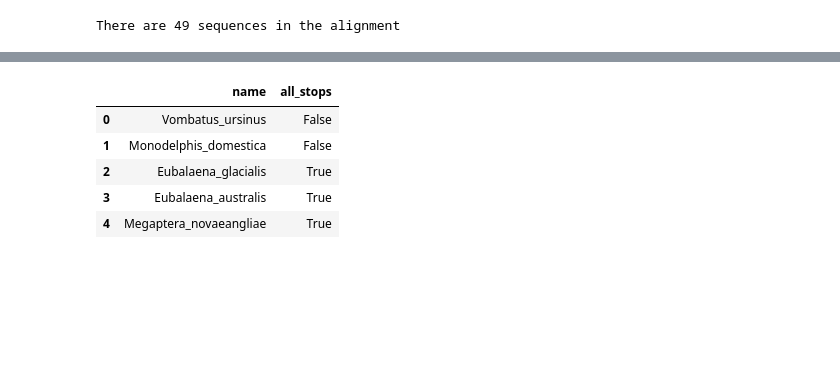
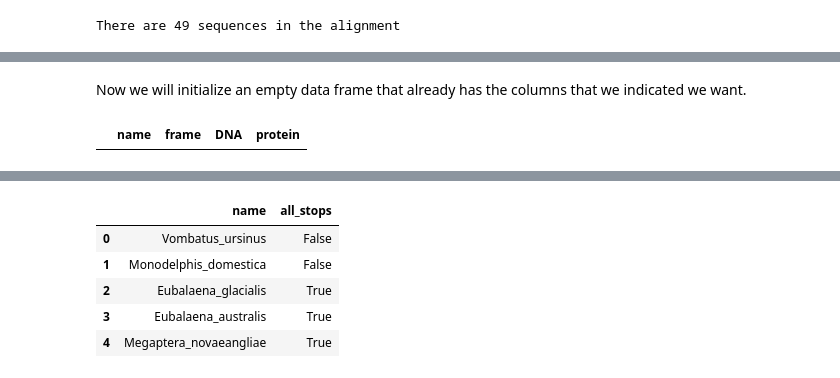
Before and after one commit to RPGroup-PBoC/bige105, a Jupyter notebook: code/t01_sequence_analysis_enamel.ipynb, the cells around one changed output, grey strips where cells are left out. Saved outputs shown, nothing was run; the diff lists cells and outputs as text; code cells hidden in the pictures; blank space fills up the shorter version.

```diff
--- a/code/t01_sequence_analysis_enamel.ipynb
+++ b/code/t01_sequence_analysis_enamel.ipynb
@@ -91,0 +177,9 @@ Find how many stop codons per ORF.
+# %% [markdown]
+Now we will initialize an empty data frame that already has the columns that we indicated we want.
+# %%
+# Initialize DataFrame to save translations for each ORF.
+columns = ['name', 'frame', 'DNA', 'protein']
+df_prot = pd.DataFrame(columns=columns)
+df_prot
+# %% [output]
+|  | name | frame | DNA | protein |
```
Also changed, not shown: parts of 57 cells of this notebook, 2 other files.
